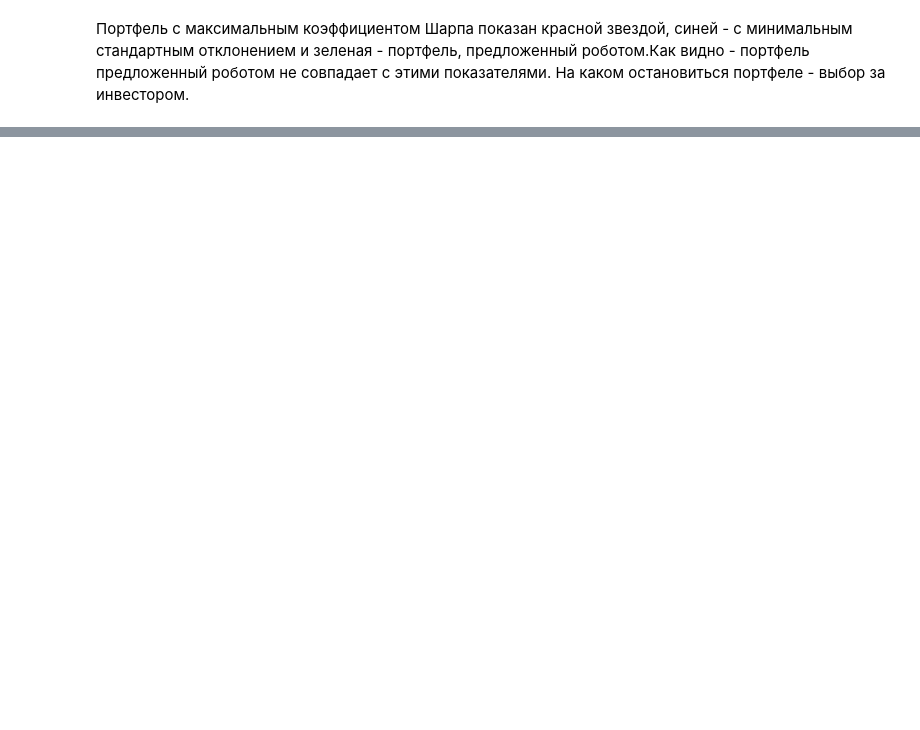
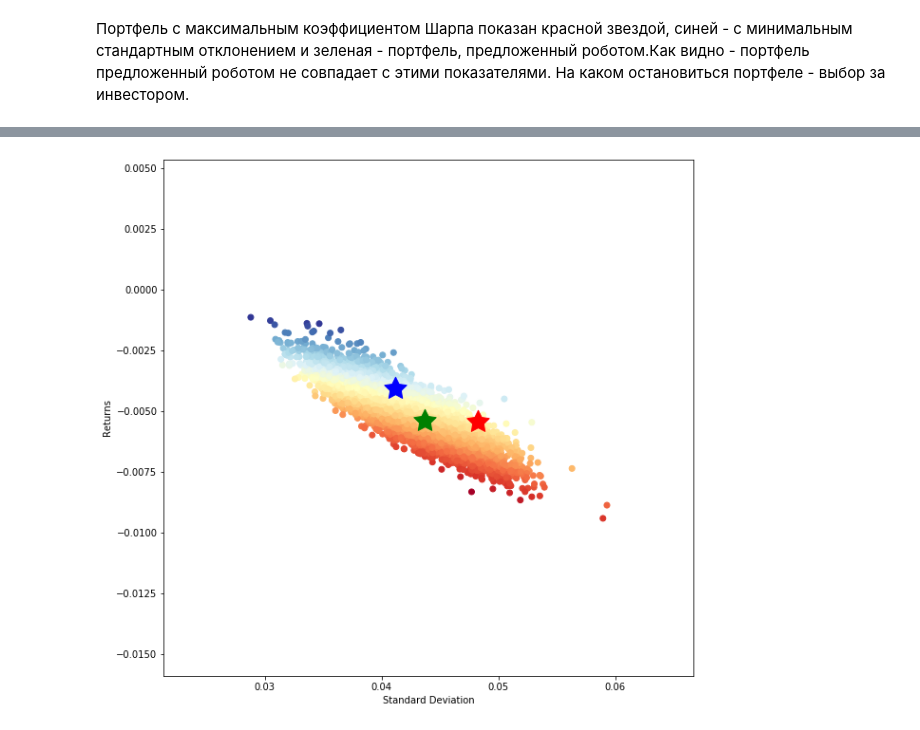
Before and after one commit to Zmey56-ML/My_investing_code, a Jupyter notebook: Portfolio_Optimization.ipynb, the cells around one changed output, grey strips where cells are left out. Saved outputs shown, nothing was run; the diff lists cells and outputs as text; code cells hidden in the pictures; blank space fills up the shorter version.

```diff
--- a/Portfolio_Optimization.ipynb
+++ b/Portfolio_Optimization.ipynb
@@ -229,0 +256,6 @@ plt.show()
+# %%
+# Выделение скорректированой цены закрытия
+all_adj_close_now = stock_now[['Adj Close']]
+all_adj_close_now.round(2).head()
+all_returns_now = all_adj_close_now.pct_change()
+all_returns_now.round(4).head()*100
@@ -229,0 +282,12 @@ plt.show()
+# %%
+# Данные по максимальному портфелю Шарпо сейчас
+portfolio_return_sharpe_now = np.sum(mean_returns_now * max_sharpe[3:].values)
+portfolio_std_dev_sharpe_now = np.sqrt(np.dot(max_sharpe[3:].values.T,np.dot(cov_matrix_now, max_sharpe[3:].values)))
+sharpo_sharpo_now = portfolio_return_sharpe_now/portfolio_std_dev_sharpe_now
+result_port_now['SHARPO'] = [portfolio_return_sharpe_now, portfolio_std_dev_sharpe_now, sharpo_sharpo_now]
+# %%
+# Данные по минимальному стандартному отклонению сейчас
+portfolio_return_std_now = np.sum(mean_returns_now * min_std[3:].values)
+portfolio_std_std_now = np.sqrt(np.dot(min_std[3:].values.T,np.dot(cov_matrix_now, min_std[3:].values)))
+sharpo_std_now = portfolio_return_std_now/portfolio_std_std_now
+result_port_now['STD'] = [portfolio_return_std_now, portfolio_std_std_now, sharpo_std_now]
@@ -229,0 +323,5 @@ plt.show()
+# %%
+sim_frame_now = pd.DataFrame(simulation_res_now.T,columns=['ret','stdev','sharpe',ticker[0],ticker[1],ticker[2],ticker[3],
+                                                  ticker[4],ticker[5],ticker[6],ticker[7],ticker[8]])
+print (sim_frame_now.head())
+print (sim_frame_now.tail())
@@ -229,0 +346,22 @@ plt.show()
+# %%
+fig, ax = plt.subplots(figsize=(10, 10))
+
+#Create a scatter plot coloured by various Sharpe Ratios with standard deviation on the x-axis and returns on the y-axis
+plt.scatter(sim_frame_now.stdev,sim_frame_now.ret,c=sim_frame_now.sharpe,cmap='RdYlBu')
+plt.xlabel('Standard Deviation')
+plt.ylabel('Returns')
+#plt.ylim(-0.002,.0015)
+#plt.xlim(-0.007,0.001)
+
+#Plot a red star to highlight position of the portfolio with highest Sharpe Ratio
+plt.scatter(portfolio_std_dev_sharpe_now, portfolio_return_sharpe_now, marker=(5,1,0),color='r',s=600)
+
+#Plot a blue star to highlight position of the portfolio with minimum Variance
+plt.scatter(portfolio_std_std_now, portfolio_return_std_now, marker=(5,1,0),color='b',s=600)
+
+#Plot a green star to highlight position of the portfolio with minimum Variance
+plt.scatter(portfolio_std_dev_robot_now, portfolio_return_robot_now, marker=(5,1,0),color='g',s=600)
+
+plt.show()
+# %% [output]
+[figure, added]
```
Also changed, not shown: parts of 16 cells of this notebook, 5 other files.
